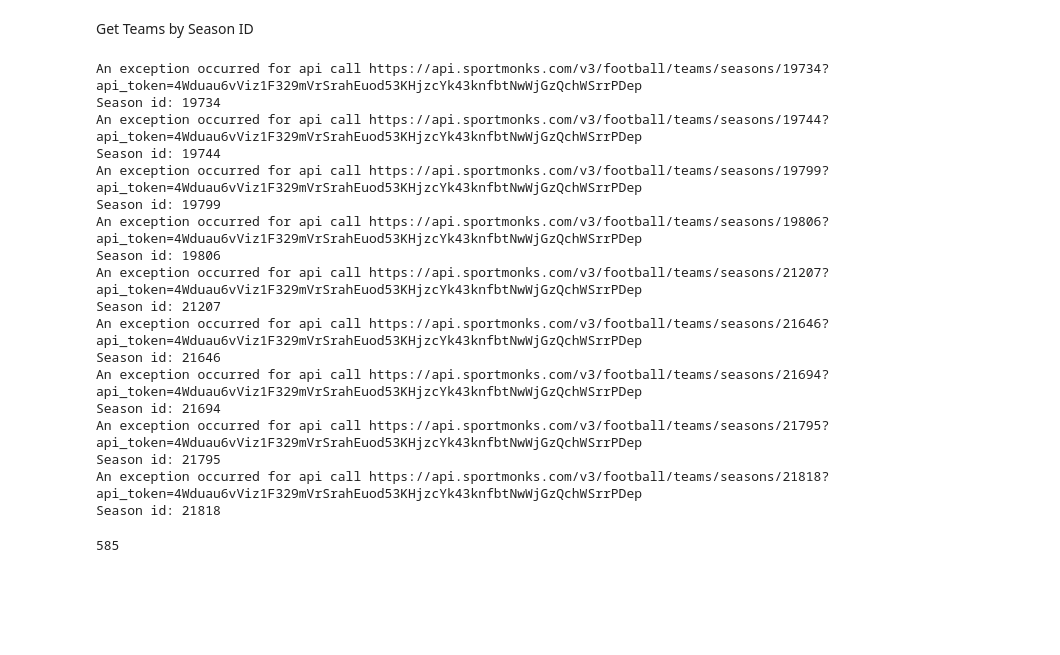
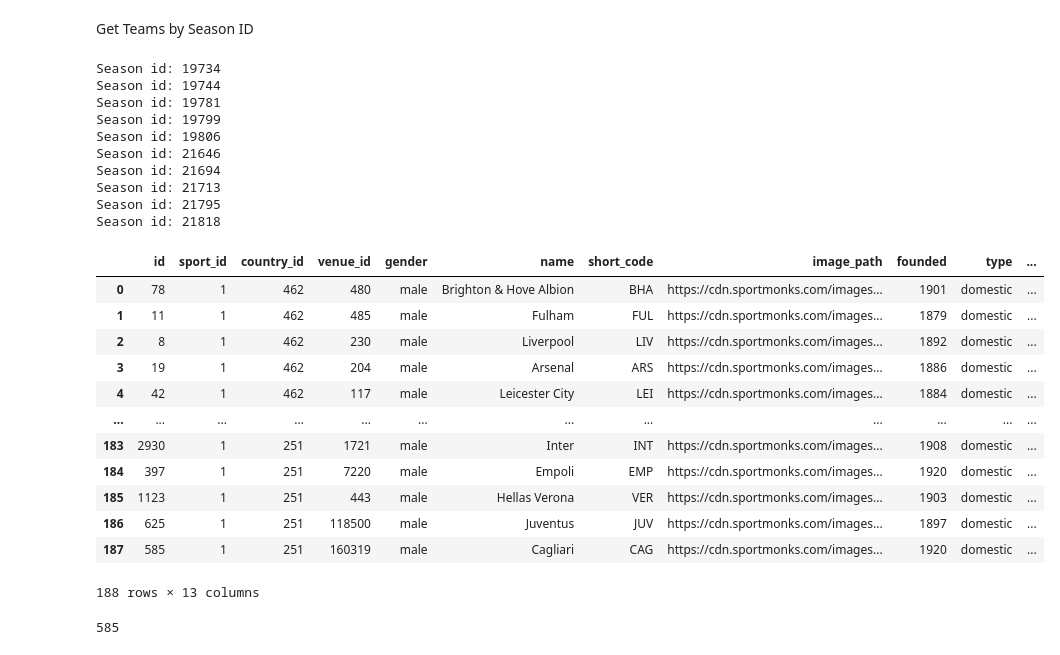
Before and after one commit to AneliaAB/Visualisering, a Jupyter notebook: clean.ipynb, the cells around one changed output. Cells and saved outputs as stored; diff of their text form; code cells hidden in the pictures; blank space fills up the shorter version.

```diff
--- a/clean.ipynb
+++ b/clean.ipynb
@@ -134,12 +140,12 @@ season_id = seasonByLeagueID['id'].to_numpy()
 teams_data = {'data':[]}
 
 for id in season_id:
-    teams, has_more = run_api(f"https://api.sportmonks.com/v3/football/teams/seasons/{id}?api_token=4Wduau6vViz1F329mVrSrahEuod53KHjzcYk43knfbtNwWjGzQchWSrrPDep")
+    teams, has_more = run_api(f"https://api.sportmonks.com/v3/football/teams/seasons/{id}?api_token={API_key}")
     print(f'Season id: {id}')
 
     page = 2
     while has_more == True:
-        next_teams, has_more = run_api(f"https://api.sportmonks.com/v3/football/teams/seasons/{id}?page={page}&api_token=4Wduau6vViz1F329mVrSrahEuod53KHjzcYk43knfbtNwWjGzQchWSrrPDep")
+        next_teams, has_more = run_api(f"https://api.sportmonks.com/v3/football/teams/seasons/{id}?page={page}&api_token={API_key}")
         teams['data'] = teams['data'] + next_teams['data']
         page += 1
 
@@ -147,28 +153,33 @@ for id in season_id:
         team['season_id'] = id
         teams_data['data'].append(team)
 # %% [output]
-An exception occurred for api call https://api.sportmonks.com/v3/football/teams/seasons/19734?api_token=4Wduau6vViz1F329mVrSrahEuod53KHjzcYk43knfbtNwWjGzQchWSrrPDep
 Season id: 19734
-An exception occurred for api call https://api.sportmonks.com/v3/football/teams/seasons/19744?api_token=4Wduau6vViz1F329mVrSrahEuod53KHjzcYk43knfbtNwWjGzQchWSrrPDep
 Season id: 19744
-An exception occurred for api call https://api.sportmonks.com/v3/football/teams/seasons/19799?api_token=4Wduau6vViz1F329mVrSrahEuod53KHjzcYk43knfbtNwWjGzQchWSrrPDep
+Season id: 19781
 Season id: 19799
-An exception occurred for api call https://api.sportmonks.com/v3/football/teams/seasons/19806?api_token=4Wduau6vViz1F329mVrSrahEuod53KHjzcYk43knfbtNwWjGzQchWSrrPDep
 Season id: 19806
-An exception occurred for api call https://api.sportmonks.com/v3/football/teams/seasons/21207?api_token=4Wduau6vViz1F329mVrSrahEuod53KHjzcYk43knfbtNwWjGzQchWSrrPDep
-Season id: 21207
-An exception occurred for api call https://api.sportmonks.com/v3/football/teams/seasons/21646?api_token=4Wduau6vViz1F329mVrSrahEuod53KHjzcYk43knfbtNwWjGzQchWSrrPDep
 Season id: 21646
-An exception occurred for api call https://api.sportmonks.com/v3/football/teams/seasons/21694?api_token=4Wduau6vViz1F329mVrSrahEuod53KHjzcYk43knfbtNwWjGzQchWSrrPDep
 Season id: 21694
-An exception occurred for api call https://api.sportmonks.com/v3/football/teams/seasons/21795?api_token=4Wduau6vViz1F329mVrSrahEuod53KHjzcYk43knfbtNwWjGzQchWSrrPDep
+Season id: 21713
 Season id: 21795
-An exception occurred for api call https://api.sportmonks.com/v3/football/teams/seasons/21818?api_token=4Wduau6vViz1F329mVrSrahEuod53KHjzcYk43knfbtNwWjGzQchWSrrPDep
 Season id: 21818
 # %%
 teams_df = pd.DataFrame(teams_data['data'])
 teams_df
-teams_df.to_csv('data/teams2.csv')
+# %% [output]
+|  | id | sport_id | country_id | venue_id | gender | name | short_code | image_path | founded | type | ... |
+| 0 | 78 | 1 | 462 | 480 | male | Brighton & Hove Albion | BHA | https://cdn.sportmonks.com/images... | 1901 | domestic | ... |
+| 1 | 11 | 1 | 462 | 485 | male | Fulham | FUL | https://cdn.sportmonks.com/images... | 1879 | domestic | ... |
+| 2 | 8 | 1 | 462 | 230 | male | Liverpool | LIV | https://cdn.sportmonks.com/images... | 1892 | domestic | ... |
+| 3 | 19 | 1 | 462 | 204 | male | Arsenal | ARS | https://cdn.sportmonks.com/images... | 1886 | domestic | ... |
+| 4 | 42 | 1 | 462 | 117 | male | Leicester City | LEI | https://cdn.sportmonks.com/images... | 1884 | domestic | ... |
+| ... | ... | ... | ... | ... | ... | ... | ... | ... | ... | ... | ... |
+| 183 | 2930 | 1 | 251 | 1721 | male | Inter | INT | https://cdn.sportmonks.com/images... | 1908 | domestic | ... |
+| 184 | 397 | 1 | 251 | 7220 | male | Empoli | EMP | https://cdn.sportmonks.com/images... | 1920 | domestic | ... |
+| 185 | 1123 | 1 | 251 | 443 | male | Hellas Verona | VER | https://cdn.sportmonks.com/images... | 1903 | domestic | ... |
+| 186 | 625 | 1 | 251 | 118500 | male | Juventus | JUV | https://cdn.sportmonks.com/images... | 1897 | domestic | ... |
+| 187 | 585 | 1 | 251 | 160319 | male | Cagliari | CAG | https://cdn.sportmonks.com/images... | 1920 | domestic | ... |
+188 rows × 13 columns
 # %%
 teams_df['id'].unique()[-1]
 # %% [output]
```
Also changed, not shown: parts of 20 cells of this notebook.
